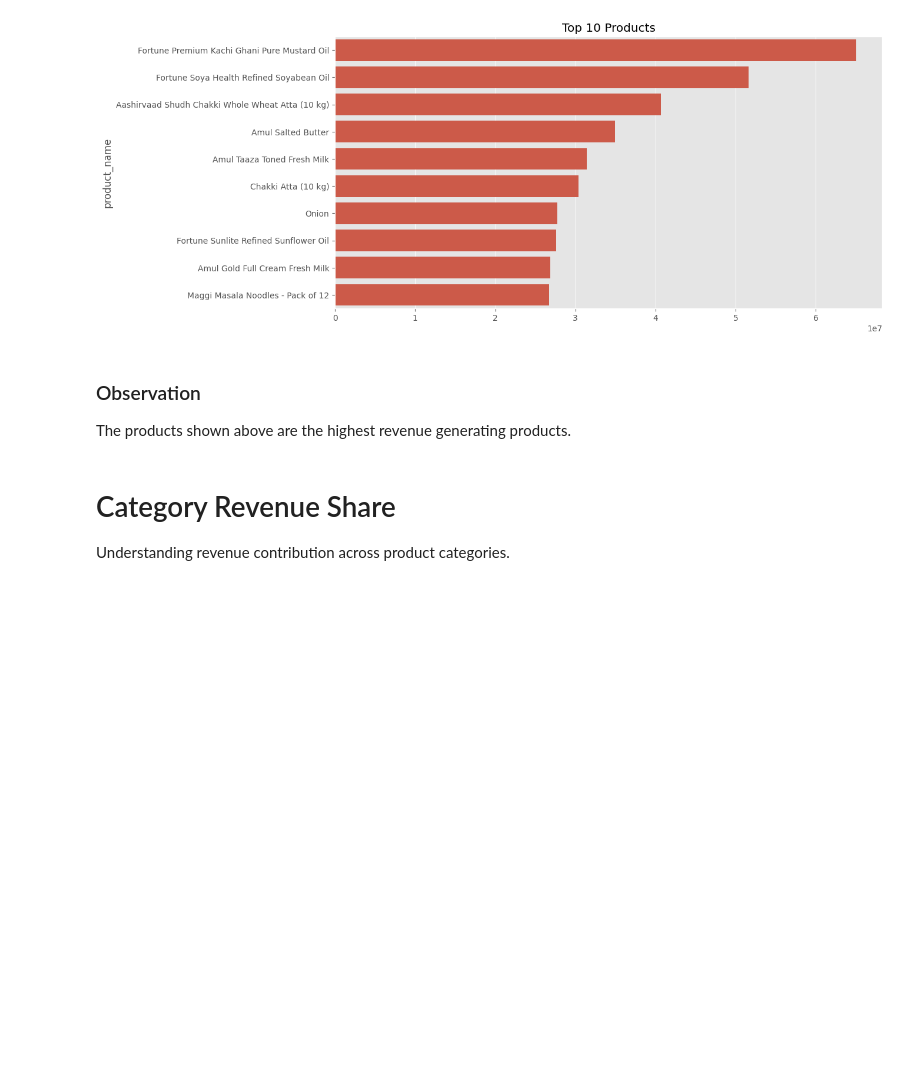
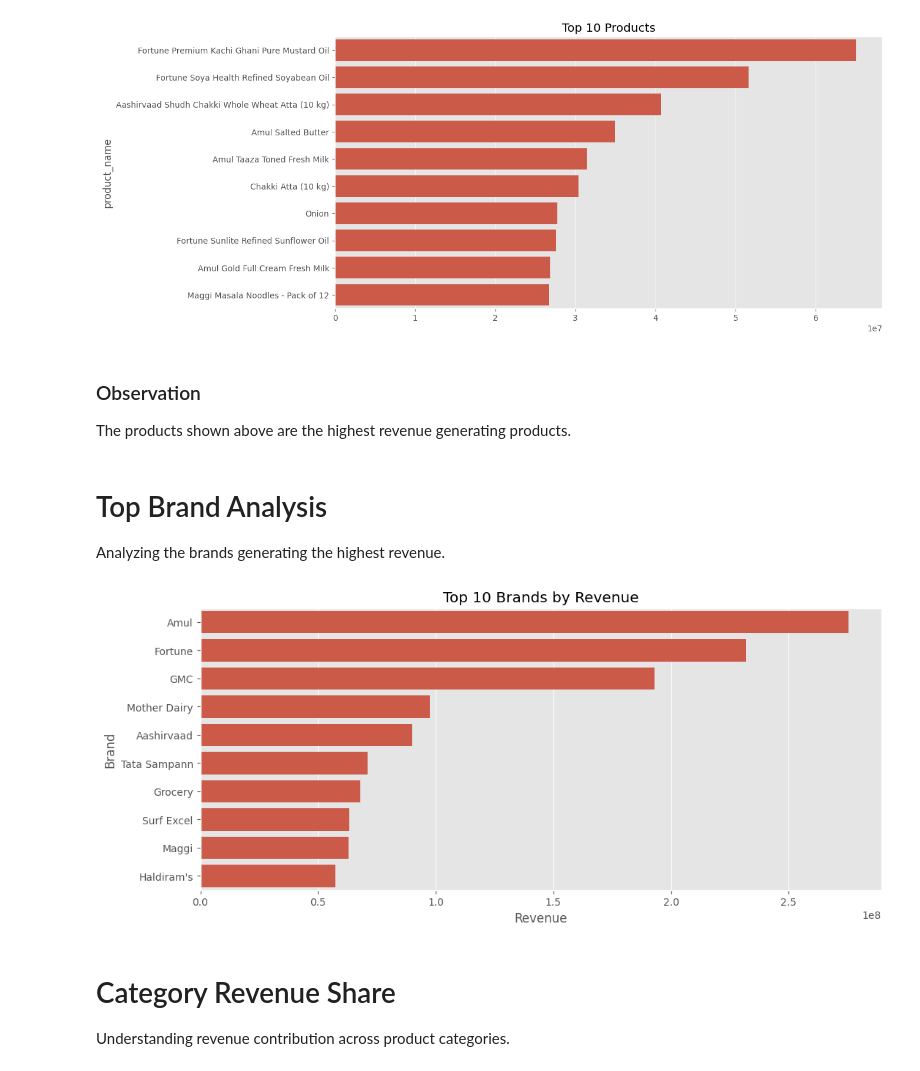
Before and after one commit to priyadarshinigujarathi13/MINI-PROJECT, a Jupyter notebook: F.ipynb, the cells around one changed output. Cells and saved outputs as stored; diff of their text form; code cells hidden in the pictures; blank space fills up the shorter version.

```diff
--- a/F.ipynb
+++ b/F.ipynb
@@ -306,6 +325,31 @@ plt.show()
 ### Observation
 
 The products shown above are the highest revenue generating products.
+# %% [markdown]
+# Top Brand Analysis
+
+Analyzing the brands generating the highest revenue.
+# %%
+top_brands = (
+    merged_df.groupby('brand_name')['Revenue']
+    .sum()
+    .sort_values(ascending=False)
+    .head(10)
+)
+
+plt.figure(figsize=(12,5))
+
+sns.barplot(
+    x=top_brands.values,
+    y=top_brands.index
+)
+
+plt.title("Top 10 Brands by Revenue")
+plt.xlabel("Revenue")
+plt.ylabel("Brand")
+plt.show()
+# %% [output]
+[figure, added]
 # %% [markdown]
 # Category Revenue Share
 
```
Also changed, not shown: parts of 10 cells of this notebook.
